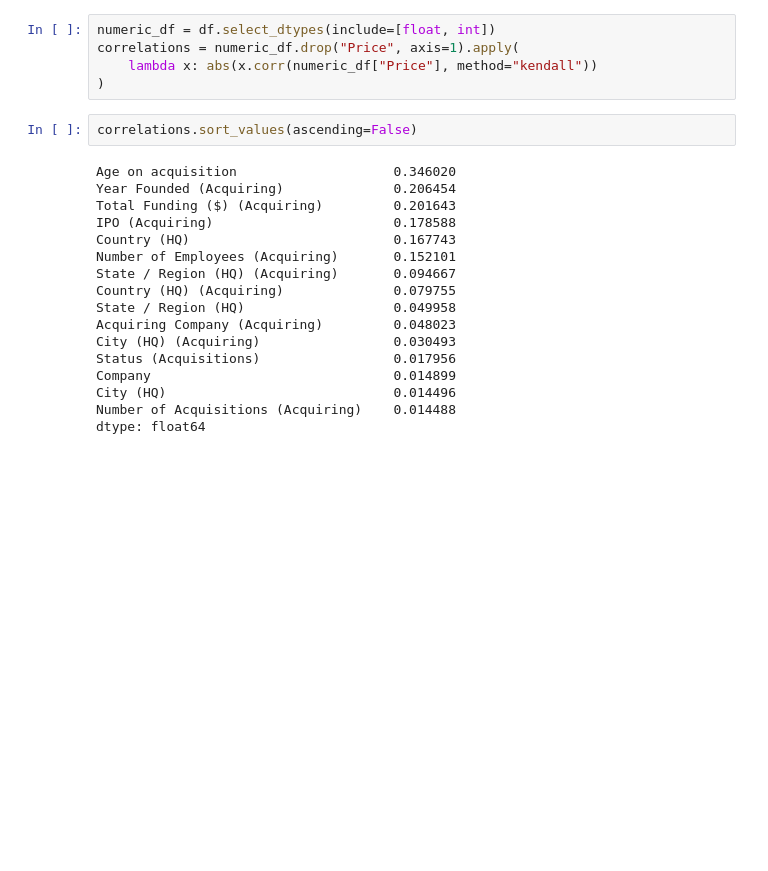
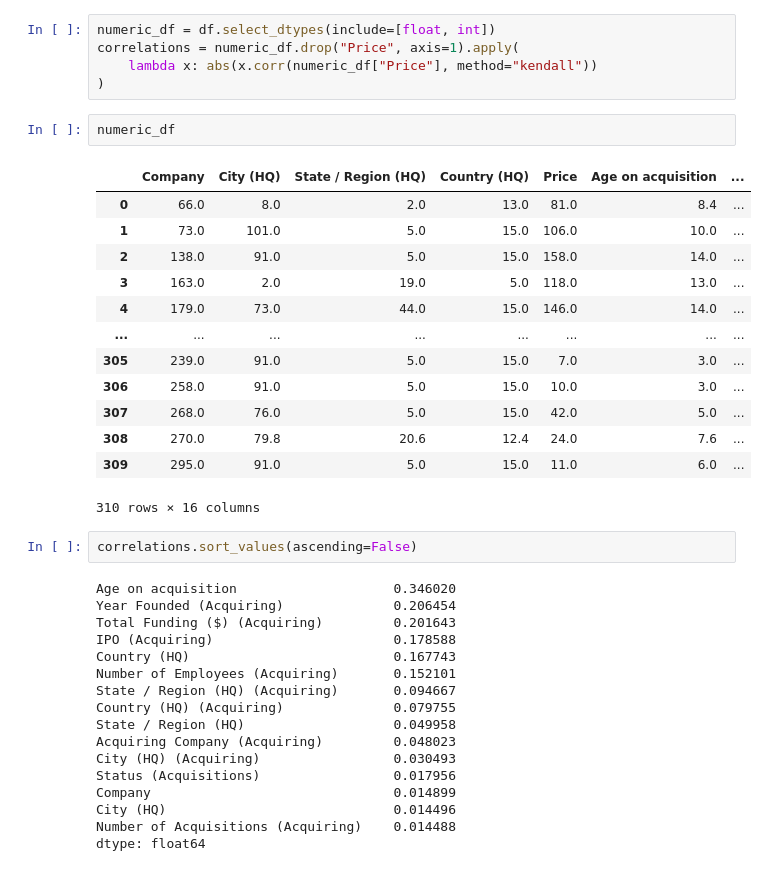
Before and after one commit to Omar-Elhakim/TechCompaniesPricePrediction, a Jupyter notebook: main.ipynb, the cells around one changed output. Cells and saved outputs as stored; diff of their text form; blank space fills up the shorter version.

```diff
--- a/main.ipynb
+++ b/main.ipynb
@@ -700,6 +892,22 @@ numeric_df = df.select_dtypes(include=[float, int])
 correlations = numeric_df.drop("Price", axis=1).apply(
     lambda x: abs(x.corr(numeric_df["Price"], method="kendall"))
 )
+# %%
+numeric_df
+# %% [output]
+|  | Company | City (HQ) | State / Region (HQ) | Country (HQ) | Price | Age on acquisition | ... |
+| 0 | 66.0 | 8.0 | 2.0 | 13.0 | 81.0 | 8.4 | ... |
+| 1 | 73.0 | 101.0 | 5.0 | 15.0 | 106.0 | 10.0 | ... |
+| 2 | 138.0 | 91.0 | 5.0 | 15.0 | 158.0 | 14.0 | ... |
+| 3 | 163.0 | 2.0 | 19.0 | 5.0 | 118.0 | 13.0 | ... |
+| 4 | 179.0 | 73.0 | 44.0 | 15.0 | 146.0 | 14.0 | ... |
+| ... | ... | ... | ... | ... | ... | ... | ... |
+| 305 | 239.0 | 91.0 | 5.0 | 15.0 | 7.0 | 3.0 | ... |
+| 306 | 258.0 | 91.0 | 5.0 | 15.0 | 10.0 | 3.0 | ... |
+| 307 | 268.0 | 76.0 | 5.0 | 15.0 | 42.0 | 5.0 | ... |
+| 308 | 270.0 | 79.8 | 20.6 | 12.4 | 24.0 | 7.6 | ... |
+| 309 | 295.0 | 91.0 | 5.0 | 15.0 | 11.0 | 6.0 | ... |
+310 rows × 16 columns
 # %%
 correlations.sort_values(ascending=False)
 # %% [output]
```
Also changed, not shown: parts of 23 cells of this notebook.
